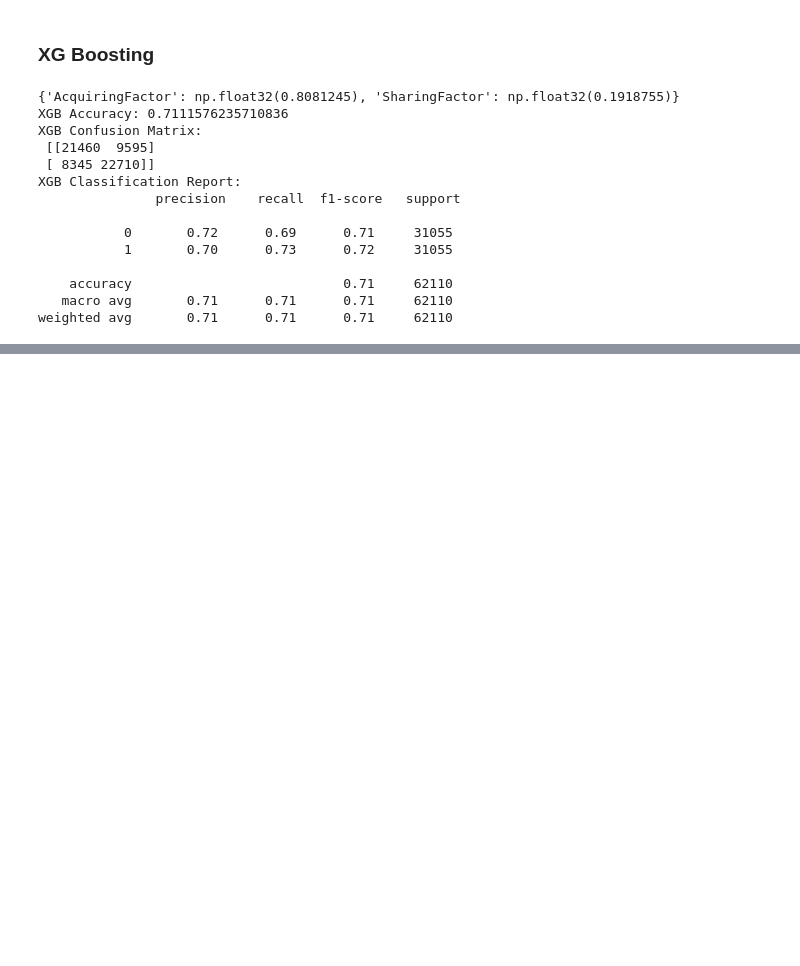
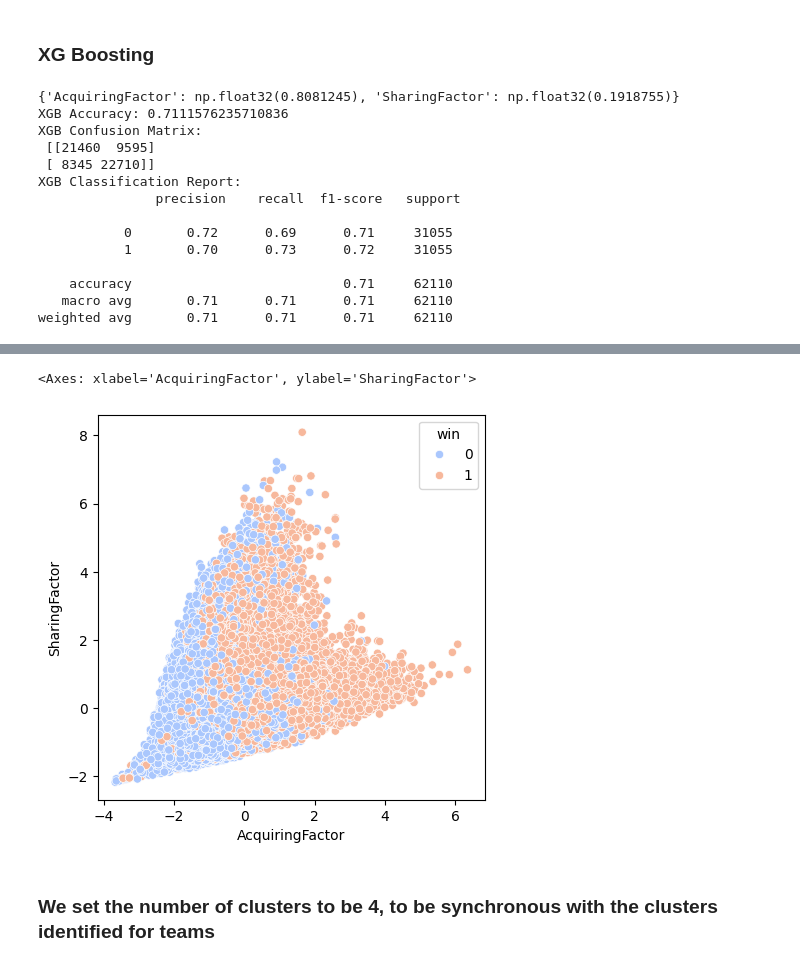
Before and after one commit to TDI-Lab/Collective-Intelligence-LoL, a Jupyter notebook: notebooks/individualPerformanceFactorAnalysis.ipynb, the cells around one changed output, grey strips where cells are left out. Cells and saved outputs as stored; diff of their text form; code cells hidden in the pictures; blank space fills up the shorter version.

```diff
--- a/notebooks/individualPerformanceFactorAnalysis.ipynb
+++ b/notebooks/individualPerformanceFactorAnalysis.ipynb
@@ -622 +650,10 @@ print(kl.elbow)
+# %%
+# plot the factor scores for each team using the two factor components in a 2D scatter plot
+plt.figure(figsize=(5, 5))
+sns.scatterplot(x='AcquiringFactor', y='SharingFactor', data=factors_with_win_info, hue='win', palette='coolwarm')
+# %% [output]
+<Axes: xlabel='AcquiringFactor', ylabel='SharingFactor'>
+[figure, added]
+# %% [markdown]
+### We set the number of clusters to be 4, to be synchronous with the clusters identified for teams
 # %%
```
Also changed, not shown: parts of 26 cells of this notebook, 1 other file.
